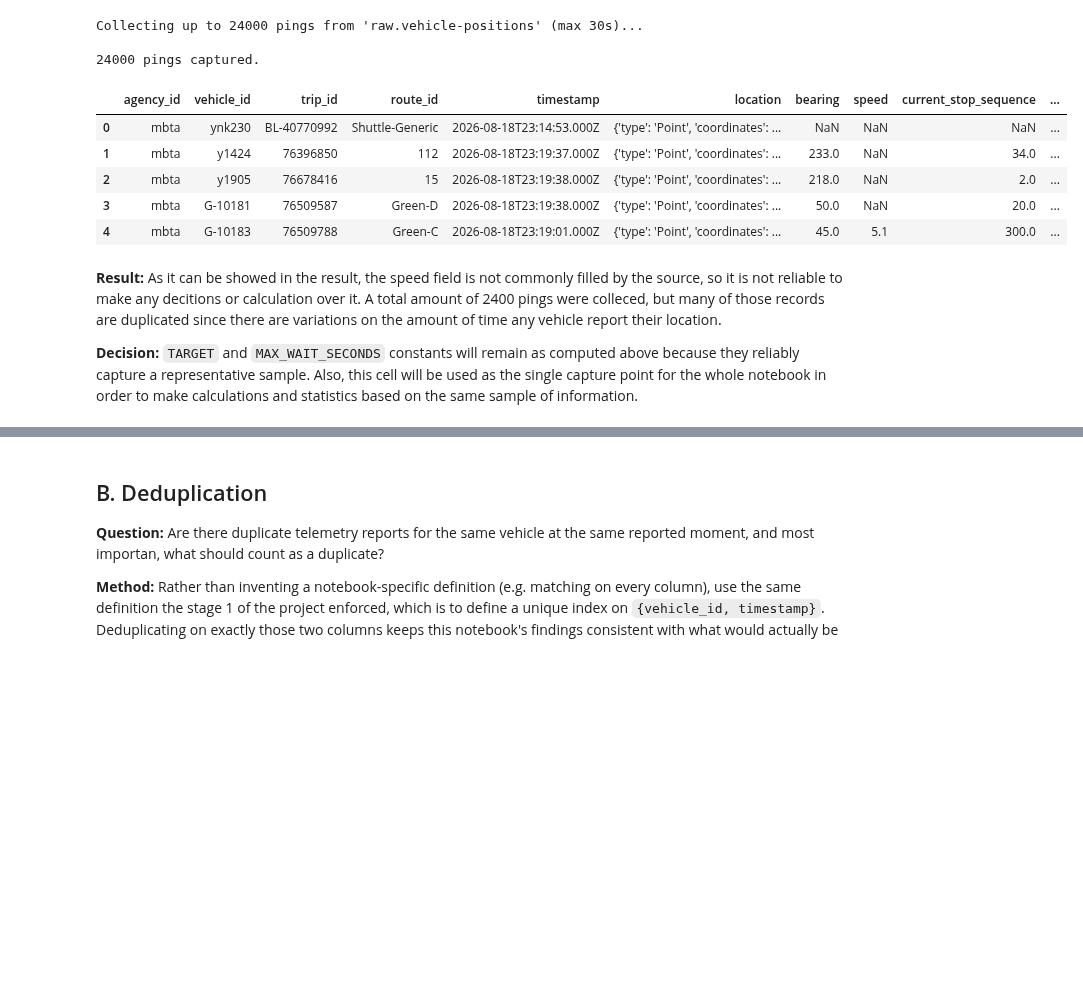
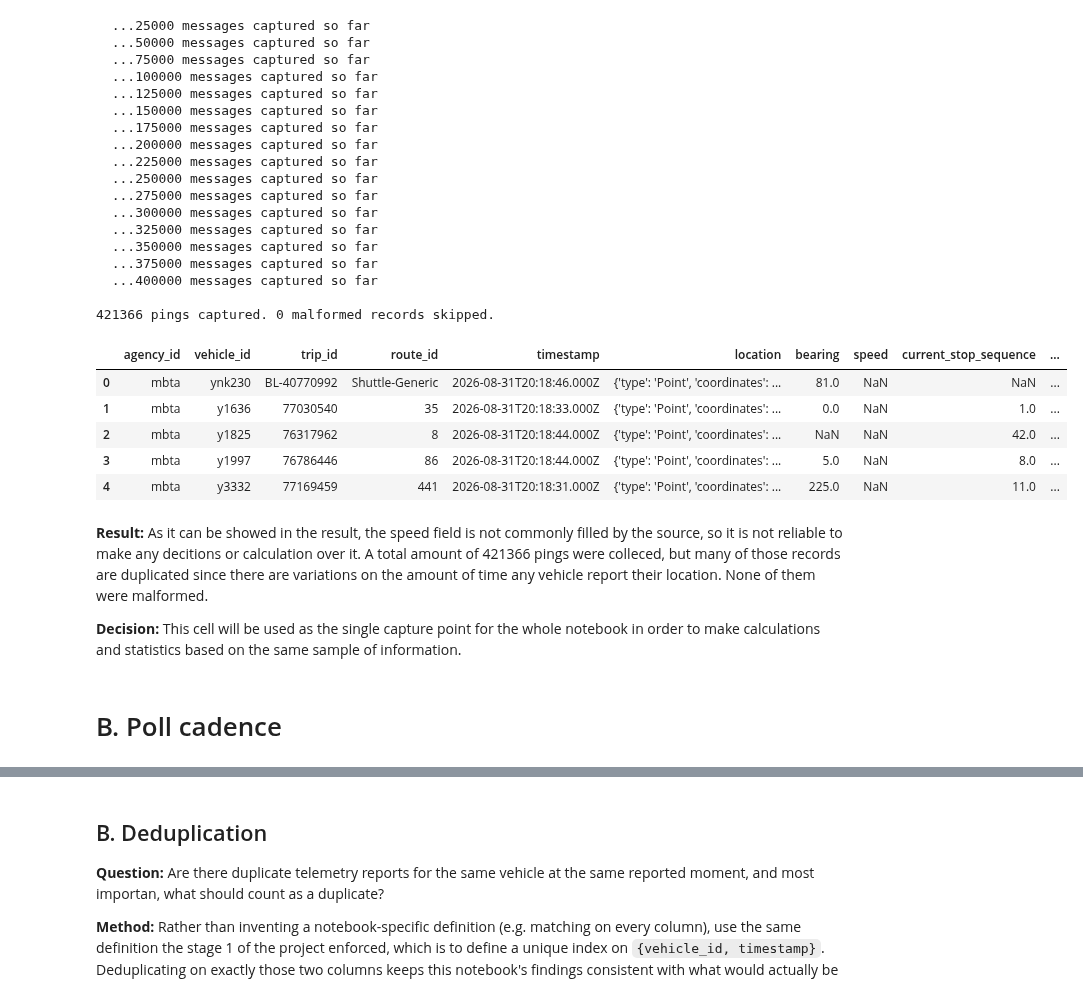
Before and after one commit to EderGtz/GTFS-Realtime-Stream-Engine, a Jupyter notebook: analytics-engine/notebooks/final/01_data_quality_and_frequency.ipynb, the cells around one changed output, grey strips where cells are left out. Saved outputs shown, nothing was run; the diff lists cells and outputs as text; code cells hidden in the pictures; blank space fills up the shorter version.

```diff
--- a/analytics-engine/notebooks/final/01_data_quality_and_frequency.ipynb
+++ b/analytics-engine/notebooks/final/01_data_quality_and_frequency.ipynb
@@ -77,56 +38,84 @@ conf = {
     'enable.auto.commit': False,
 }
 
-TARGET = 24000
-
-POLL_INTERVAL_SECONDS = 15           # matches BASE_INTERVAL_MS in poller.ts
-MAX_WAIT_SECONDS = POLL_INTERVAL_SECONDS * 2
+MAX_TARGET = 1_000_000
+IDLE_TIMEOUT_SECONDS = 5.0   # elapsed seconds of no new messages before stopping
+PROGRESS_EVERY = 25_000
 
 consumer = Consumer(conf)
-topic = 'raw.vehicle-positions'
-consumer.subscribe([topic])
-
-print(f"Collecting up to {TARGET} pings from '{topic}' (max {MAX_WAIT_SECONDS}s)...")
+consumer.subscribe(["raw.vehicle-positions"])
 
 messages = []
+malformed_count = 0
 start = time.time()
+last_message_at = start
 
 try:
-    while len(messages) < TARGET and (time.time() - start) < MAX_WAIT_SECONDS:
+    while len(messages) < MAX_TARGET:
         msg = consumer.poll(timeout=1.0)
+
         if msg is None:
+            if time.time() - last_message_at >= IDLE_TIMEOUT_SECONDS:
+                break
             continue
+
+        last_message_at = time.time()
+
         if msg.error():
             raise KafkaException(msg.error())
 
-        payload = json.loads(msg.value().decode('utf-8'))
+        try:
+            payload = json.loads(msg.value().decode('utf-8'))
+            if 'location' in payload and 'coordinates' in payload['location']:
+                payload['lon'] = payload['location']['coordinates'][0]
+                payload['lat'] = payload['location']['coordinates'][1]
+            messages.append(payload)
 
-        if 'location' in payload and 'coordinates' in payload['location']:
-            payload['lon'] = payload['location']['coordinates'][0]
-            payload['lat'] = payload['location']['coordinates'][1]
+        except(json.JSONDecodeError, KeyError, UnicodeDecodeError) as e:
+            # Skips only bad records, not the whole capture
+            malformed_count += 1
+            continue
 
-        messages.append(payload)
+        if len(messages) % PROGRESS_EVERY == 0:
+            print(f"  ...{len(messages)} messages captured so far")
 
 except KeyboardInterrupt:
     print("Capture manually stoped")
 finally:
     consumer.close()
 
 # Single source of truth for every later cell in this notebook
+print(f"\n{len(messages)} pings captured. {malformed_count} malformed records skipped.")
 df_pings = pd.DataFrame(messages)
-print(f"\n{len(df_pings)} pings captured.")
 df_pings.head(5)
 # %% [output]
-Collecting up to 24000 pings from 'raw.vehicle-positions' (max 30s)...
+  ...25000 messages captured so far
+  ...50000 messages captured so far
+  ...75000 messages captured so far
+  ...100000 messages captured so far
+  ...125000 messages captured so far
+  ...150000 messages captured so far
+  ...175000 messages captured so far
+  ...200000 messages captured so far
+  ...225000 messages captured so far
+  ...250000 messages captured so far
+  ...275000 messages captured so far
+  ...300000 messages captured so far
+  ...325000 messages captured so far
+  ...350000 messages captured so far
+  ...375000 messages captured so far
+  ...400000 messages captured so far
 
-24000 pings captured.
+421366 pings captured. 0 malformed records skipped.
 |  | agency_id | vehicle_id | trip_id | route_id | timestamp | location | bearing | speed | current_stop_sequence | ... |
-| 0 | mbta | ynk230 | BL-40770992 | Shuttle-Generic | 2026-08-18T23:14:53.000Z | {'type': 'Point', 'coordinates': ... | NaN | NaN | NaN | ... |
-| 1 | mbta | y1424 | 76396850 | 112 | 2026-08-18T23:19:37.000Z | {'type': 'Point', 'coordinates': ... | 233.0 | NaN | 34.0 | ... |
-| 2 | mbta | y1905 | 76678416 | 15 | 2026-08-18T23:19:38.000Z | {'type': 'Point', 'coordinates': ... | 218.0 | NaN | 2.0 | ... |
-| 3 | mbta | G-10181 | 76509587 | Green-D | 2026-08-18T23:19:38.000Z | {'type': 'Point', 'coordinates': ... | 50.0 | NaN | 20.0 | ... |
-| 4 | mbta | G-10183 | 76509788 | Green-C | 2026-08-18T23:19:01.000Z | {'type': 'Point', 'coordinates': ... | 45.0 | 5.1 | 300.0 | ... |
+| 0 | mbta | ynk230 | BL-40770992 | Shuttle-Generic | 2026-08-31T20:18:46.000Z | {'type': 'Point', 'coordinates': ... | 81.0 | NaN | NaN | ... |
+| 1 | mbta | y1636 | 77030540 | 35 | 2026-08-31T20:18:33.000Z | {'type': 'Point', 'coordinates': ... | 0.0 | NaN | 1.0 | ... |
+| 2 | mbta | y1825 | 76317962 | 8 | 2026-08-31T20:18:44.000Z | {'type': 'Point', 'coordinates': ... | NaN | NaN | 42.0 | ... |
+| 3 | mbta | y1997 | 76786446 | 86 | 2026-08-31T20:18:44.000Z | {'type': 'Point', 'coordinates': ... | 5.0 | NaN | 8.0 | ... |
+| 4 | mbta | y3332 | 77169459 | 441 | 2026-08-31T20:18:31.000Z | {'type': 'Point', 'coordinates': ... | 225.0 | NaN | 11.0 | ... |
 # %% [markdown]
-**Result:** As it can be showed in the result, the speed field is not commonly filled by the source, so it is not reliable to make any decitions or calculation over it. A total amount of 2400 pings were colleced, but many of those records are duplicated since there are variations on the amount of time any vehicle report their location.
+**Result:** As it can be showed in the result, the speed field is not commonly filled by the source, so it is not reliable to make any decitions or calculation over it. A total amount of 421366 pings were colleced, but many of those records are duplicated since there are variations on the amount of time any vehicle report their location. None of them were malformed.
 
-**Decision:** `TARGET` and `MAX_WAIT_SECONDS` constants will remain as computed above because they reliably capture a representative sample. Also, this cell will be used as the single capture point for the whole notebook in order to make calculations and statistics based on the same sample of information.
+**Decision:** This cell will be used as the single capture point for the whole notebook in order to make calculations and statistics based on the same sample of information.
+# %% [markdown]
+# B. Poll cadence
```
Also changed, not shown: parts of 6 cells of this notebook, 3 other files.
